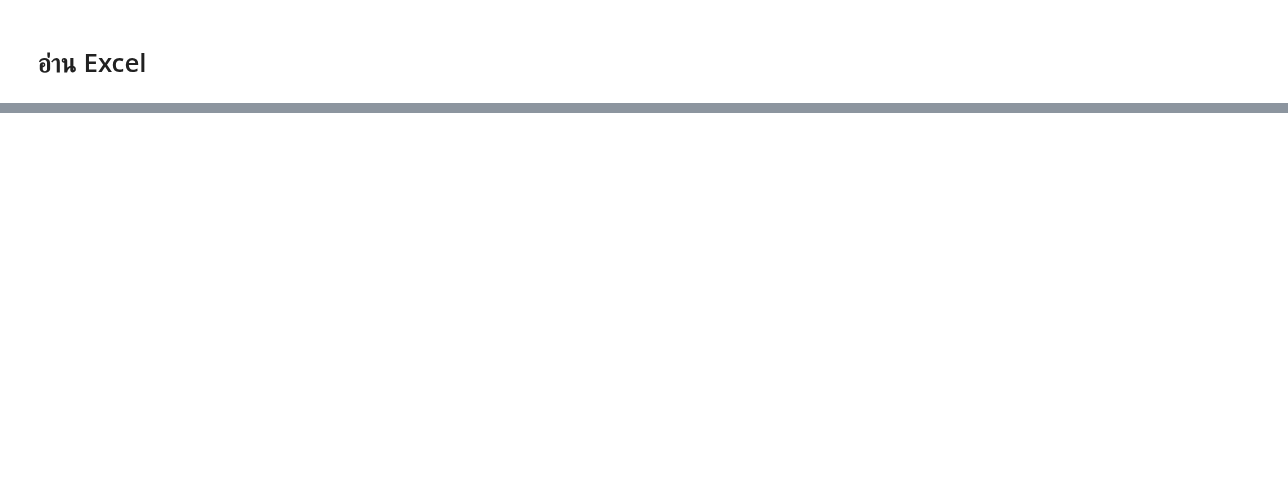
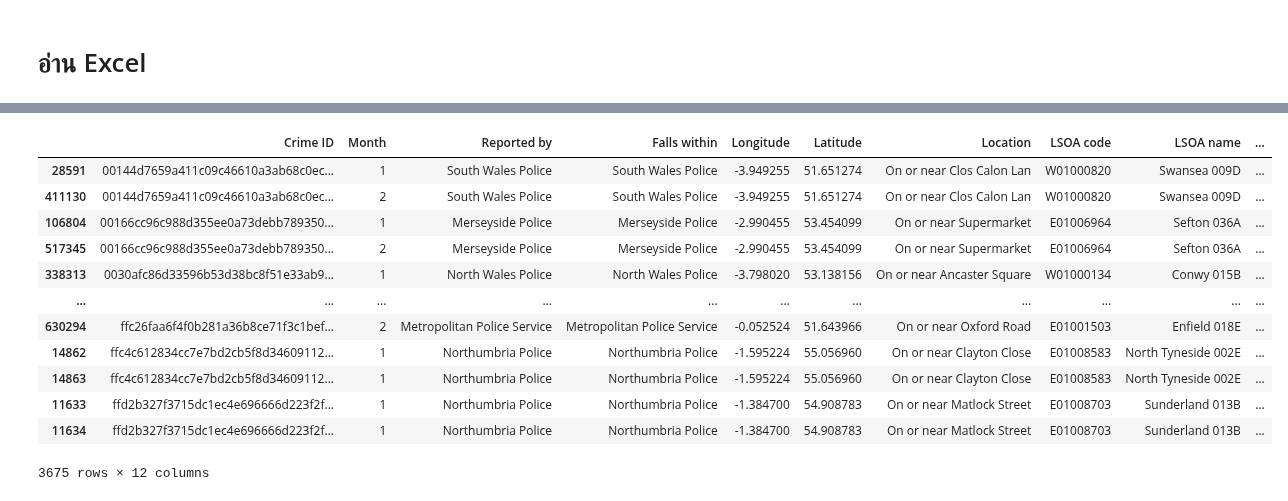
Before and after one commit to jangInw007/JENZY_Project, a Jupyter notebook: JENZY_is_perfect_project_Basicpro.ipynb, the cells around one changed output, grey strips where cells are left out. Drawn from its saved outputs; the diff is of its cells as text; code cells hidden in the pictures; blank space fills up the shorter version.

```diff
--- a/JENZY_is_perfect_project_Basicpro.ipynb
+++ b/JENZY_is_perfect_project_Basicpro.ipynb
@@ -431,0 +272,6 @@ df_street.head()
+# %%
+import pandas as pd
+
+# กำหนดเส้นทางของไฟล์ Excel
+filepath = '/content/drive/MyDrive/JENZY/Data/outcomes.xlsx'
+df_outcome = pd.read_excel(filepath)
@@ -431,0 +486,20 @@ df_street.head()
+# %%
+# กรองเฉพาะแถวที่มี Crime ID ซ้ำ
+duplicate_crime_rows = df_outcome[df_outcome['Crime ID'].duplicated(keep=False)].sort_values(by=['Crime ID', 'Month'])
+
+# ตรวจสอบว่า Outcome type มีการเปลี่ยนแปลงสำหรับแต่ละ Crime ID ที่ซ้ำกันหรือไม่
+# เราจะ Group by Crime ID และนับจำนวน Outcome type ที่ไม่ซ้ำกันในแต่ละกลุ่ม
+outcome_change_check = duplicate_crime_rows.groupby('Crime ID')['Outcome type'].nunique().reset_index(name='Unique_Outcome_Types')
+
+# กรองเฉพาะ Crime ID ที่มี Unique_Outcome_Types มากกว่า 1 (หมายถึง Outcome type เปลี่ยนแปลง)
+crime_ids_with_outcome_change = outcome_change_check[outcome_change_check['Unique_Outcome_Types'] > 1]['Crime ID']
+
+print(f"จำนวน Crime ID ที่ซ้ำกันในต่างเดือนและมี Outcome type เปลี่ยนแปลง: {len(crime_ids_with_outcome_change)}")
+
+# หากต้องการดูตัวอย่าง Crime ID ที่ Outcome type เปลี่ยนแปลง:
+if not crime_ids_with_outcome_change.empty:
+    print("\nตัวอย่าง Crime ID ที่มี Outcome type เปลี่ยนแปลง:")
+    # แสดงข้อมูลเต็มของ Crime ID เหล่านี้
+    display(duplicate_crime_rows[duplicate_crime_rows['Crime ID'].isin(crime_ids_with_outcome_change)].head(10))
+else:
+    print("\nไม่มี Crime ID ที่ซ้ำกันในต่างเดือนและมี Outcome type เปลี่ยนแปลง")
@@ -431,0 +521,17 @@ df_street.head()
+# %%
+data = duplicate_crime_rows[duplicate_crime_rows['Crime ID'].isin(crime_ids_with_outcome_change)]
+data
+# %% [output]
+|  | Crime ID | Month | Reported by | Falls within | Longitude | Latitude | Location | LSOA code | LSOA name | ... |
+| 28591 | 00144d7659a411c09c46610a3ab68c0ec... | 1 | South Wales Police | South Wales Police | -3.949255 | 51.651274 | On or near Clos Calon Lan | W01000820 | Swansea 009D | ... |
+| 411130 | 00144d7659a411c09c46610a3ab68c0ec... | 2 | South Wales Police | South Wales Police | -3.949255 | 51.651274 | On or near Clos Calon Lan | W01000820 | Swansea 009D | ... |
+| 106804 | 00166cc96c988d355ee0a73debb789350... | 1 | Merseyside Police | Merseyside Police | -2.990455 | 53.454099 | On or near Supermarket | E01006964 | Sefton 036A | ... |
+| 517345 | 00166cc96c988d355ee0a73debb789350... | 2 | Merseyside Police | Merseyside Police | -2.990455 | 53.454099 | On or near Supermarket | E01006964 | Sefton 036A | ... |
+| 338313 | 0030afc86d33596b53d38bc8f51e33ab9... | 1 | North Wales Police | North Wales Police | -3.798020 | 53.138156 | On or near Ancaster Square | W01000134 | Conwy 015B | ... |
+| ... | ... | ... | ... | ... | ... | ... | ... | ... | ... | ... |
+| 630294 | ffc26faa6f4f0b281a36b8ce71f3c1bef... | 2 | Metropolitan Police Service | Metropolitan Police Service | -0.052524 | 51.643966 | On or near Oxford Road | E01001503 | Enfield 018E | ... |
+| 14862 | ffc4c612834cc7e7bd2cb5f8d34609112... | 1 | Northumbria Police | Northumbria Police | -1.595224 | 55.056960 | On or near Clayton Close | E01008583 | North Tyneside 002E | ... |
+| 14863 | ffc4c612834cc7e7bd2cb5f8d34609112... | 1 | Northumbria Police | Northumbria Police | -1.595224 | 55.056960 | On or near Clayton Close | E01008583 | North Tyneside 002E | ... |
+| 11633 | ffd2b327f3715dc1ec4e696666d223f2f... | 1 | Northumbria Police | Northumbria Police | -1.384700 | 54.908783 | On or near Matlock Street | E01008703 | Sunderland 013B | ... |
+| 11634 | ffd2b327f3715dc1ec4e696666d223f2f... | 1 | Northumbria Police | Northumbria Police | -1.384700 | 54.908783 | On or near Matlock Street | E01008703 | Sunderland 013B | ... |
+3675 rows × 12 columns
```
Also changed, not shown: parts of 85 cells of this notebook.
